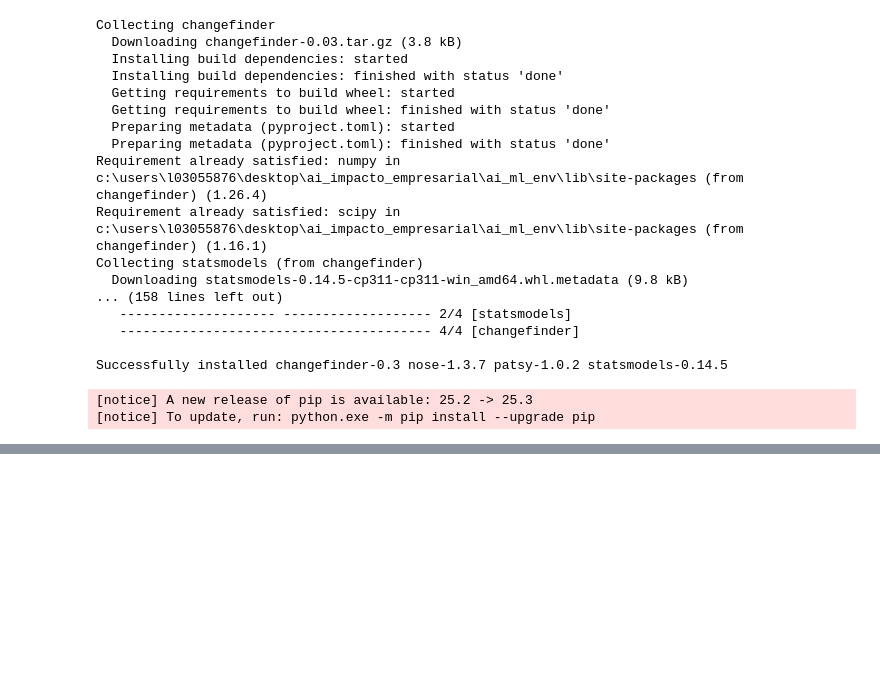
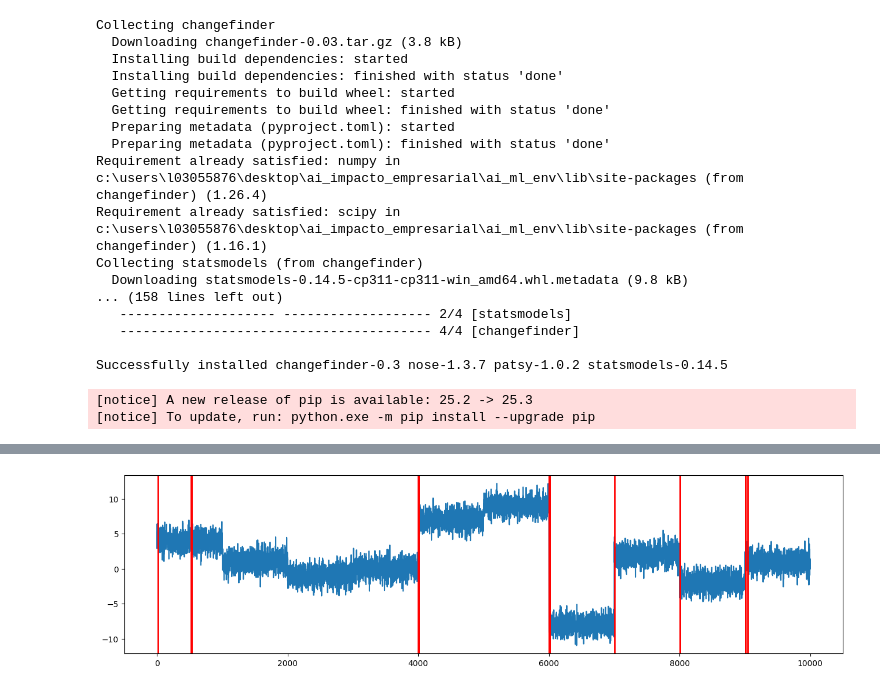
Before and after one commit to LuisLozanoM/AI_impacto_empresarial, a Jupyter notebook: change_point_detection.ipynb, the cells around one changed output, grey strips where cells are left out. Drawn from its saved outputs; the diff is of its cells as text; code cells hidden in the pictures; blank space fills up the shorter version.

```diff
--- a/change_point_detection.ipynb
+++ b/change_point_detection.ipynb
@@ -93,0 +122,10 @@ Successfully installed changefinder-0.3 nose-1.3.7 patsy-1.0.2 statsmodels-0.14.
+# %%
+def plot_change_points(ts, ts_change_loc):
+    plt.figure(figsize=(16,4))
+    plt.plot(ts)
+    for x in ts_change_loc:
+        plt.axvline(x, lw=2, color="red")
+
+plot_change_points(ts1, ts_change_loc1)
+# %% [output]
+[figure, added]
```
Also changed, not shown: parts of 6 cells of this notebook.
